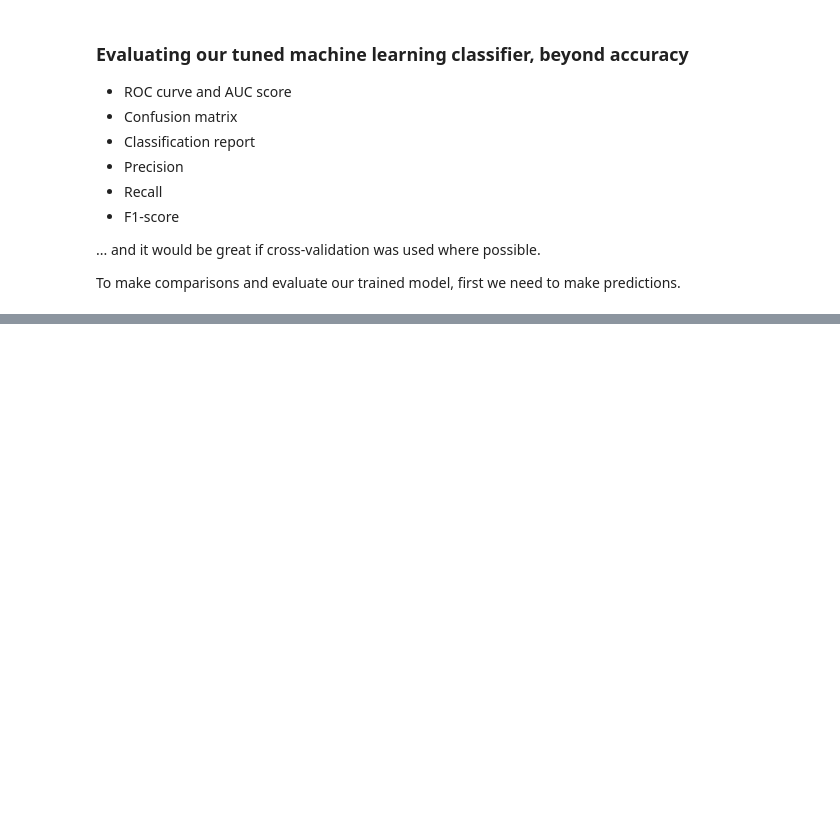
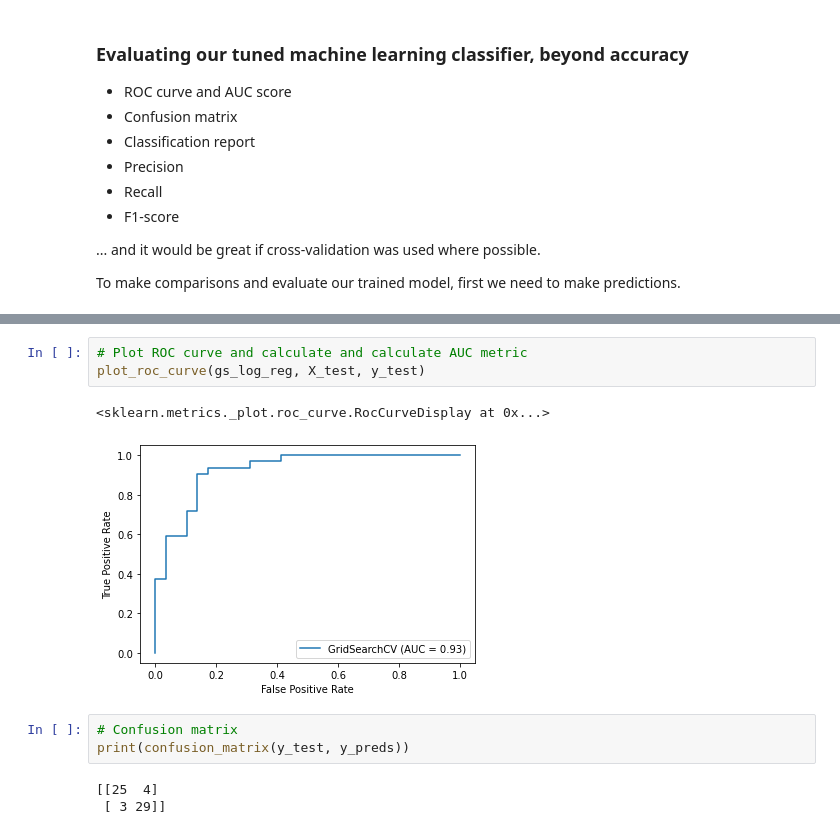
Before and after one commit to mahtabsyed/Machine-Learning-Heart-Disease-Classification, a Jupyter notebook: end-to-end-heart-disease-classification.ipynb, the cells around one changed output, grey strips where cells are left out. Cells and saved outputs as stored; diff of their text form; blank space fills up the shorter version.

```diff
--- a/end-to-end-heart-disease-classification.ipynb
+++ b/end-to-end-heart-disease-classification.ipynb
@@ -742,0 +767,12 @@ To make comparisons and evaluate our trained model, first we need to make predic
+# %%
+# Plot ROC curve and calculate and calculate AUC metric
+plot_roc_curve(gs_log_reg, X_test, y_test)
+# %% [output]
+<sklearn.metrics._plot.roc_curve.RocCurveDisplay at 0x...>
+[figure, added]
+# %%
+# Confusion matrix
+print(confusion_matrix(y_test, y_preds))
+# %% [output]
+[[25  4]
+ [ 3 29]]
```
Also changed, not shown: parts of 28 cells of this notebook.
